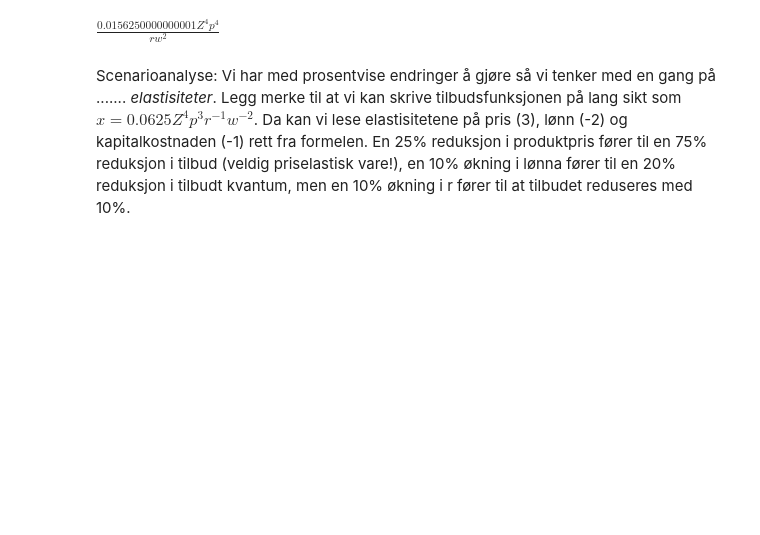
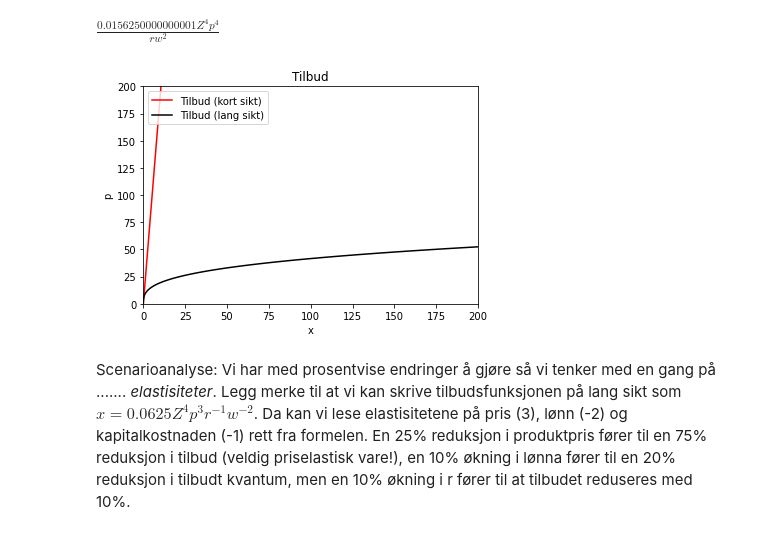
Before and after one commit to uit-sok-1006-v22/notebooks, a Jupyter notebook: Løs_sem_5_oppg_1.ipynb, the cells around one changed output. Drawn from its saved outputs; the diff is of its cells as text; code cells hidden in the pictures; blank space fills up the shorter version.

```diff
--- a/Løs_sem_5_oppg_1.ipynb
+++ b/Løs_sem_5_oppg_1.ipynb
@@ -245,21 +247,28 @@ $\displaystyle \frac{0.0156250000000001 Z^{4} p^{4}}{r w^{2}}$
 # %%
 fig,ax=plt.subplots()
 
 ax.set_ylabel('p')
 ax.set_xlabel('x')
+
+# tilbud på andre plass her (y aksen) ettersom vi har løst p= funksjon av x på kort sikt
 ax.plot(x_num,tilbud_ks(3,x_num,1,.1),label='Tilbud (kort sikt)', color='red')
 
-ax.plot(x_num, T_LS(1,x_num,3, 5),label='Tilbud (lang sikt)', color='black')
+# tilbud på førsteplass her (x-aksen) ettersom tilbud på lang sikt er x= funksjon av p
+
+ax.plot(T_LS(1,x_num,3, 5), x_num, label='Tilbud (lang sikt)', color='black')
 
 
 
 
-ax.set_ylim([0, 2000])
+ax.set_ylim([0, 200])
+ax.set_xlim([0, 200])
 
 
 ax.legend(loc='upper left')
 ax.set_title('Tilbud')
 
 plt.show()
+# %% [output]
+[figure, added]
 # %% [markdown]
 Scenarioanalyse: Vi har med prosentvise endringer å gjøre så vi tenker med en gang på ....... *elastisiteter*. Legg merke til at vi kan skrive tilbudsfunksjonen på lang sikt som $x=0.0625Z^4p^3r^{-1}w^{-2}$. Da kan vi lese elastisitetene på pris (3), lønn (-2) og kapitalkostnaden (-1) rett fra formelen. En 25% reduksjon i produktpris fører til en 75% reduksjon i tilbud (veldig priselastisk vare!), en 10% økning i lønna fører til en 20% reduksjon i tilbudt kvantum, men en 10% økning i r fører til at tilbudet reduseres med 10%.
```
Also changed, not shown: parts of 4 cells of this notebook.
